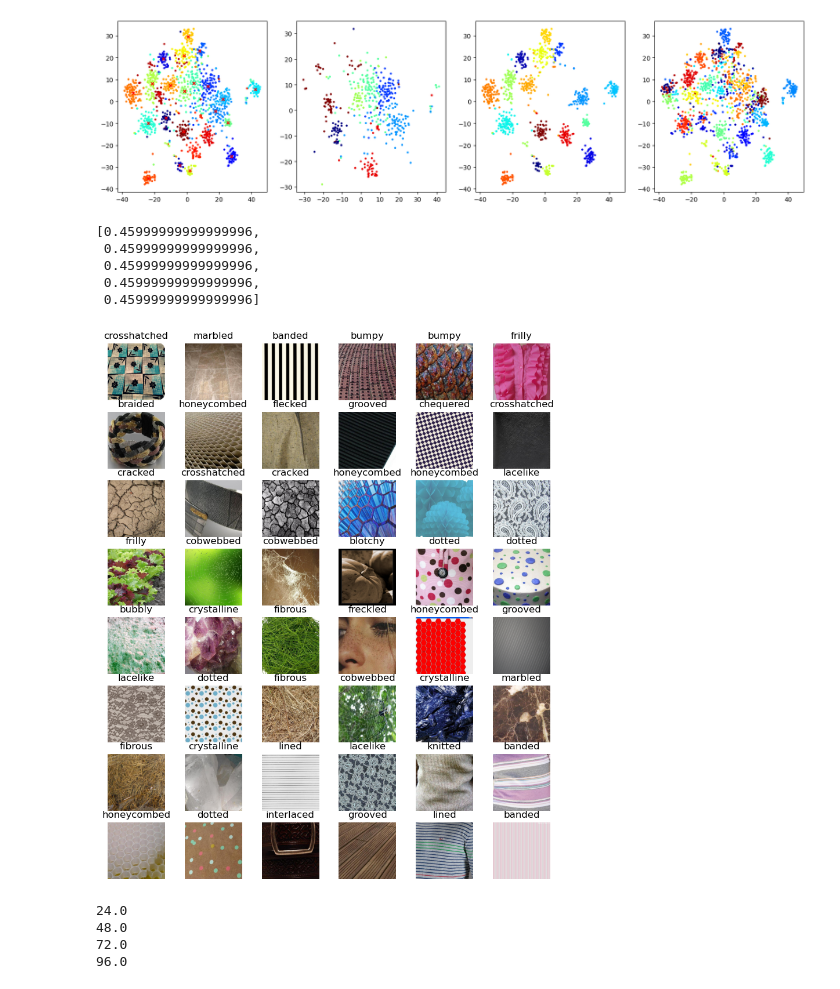
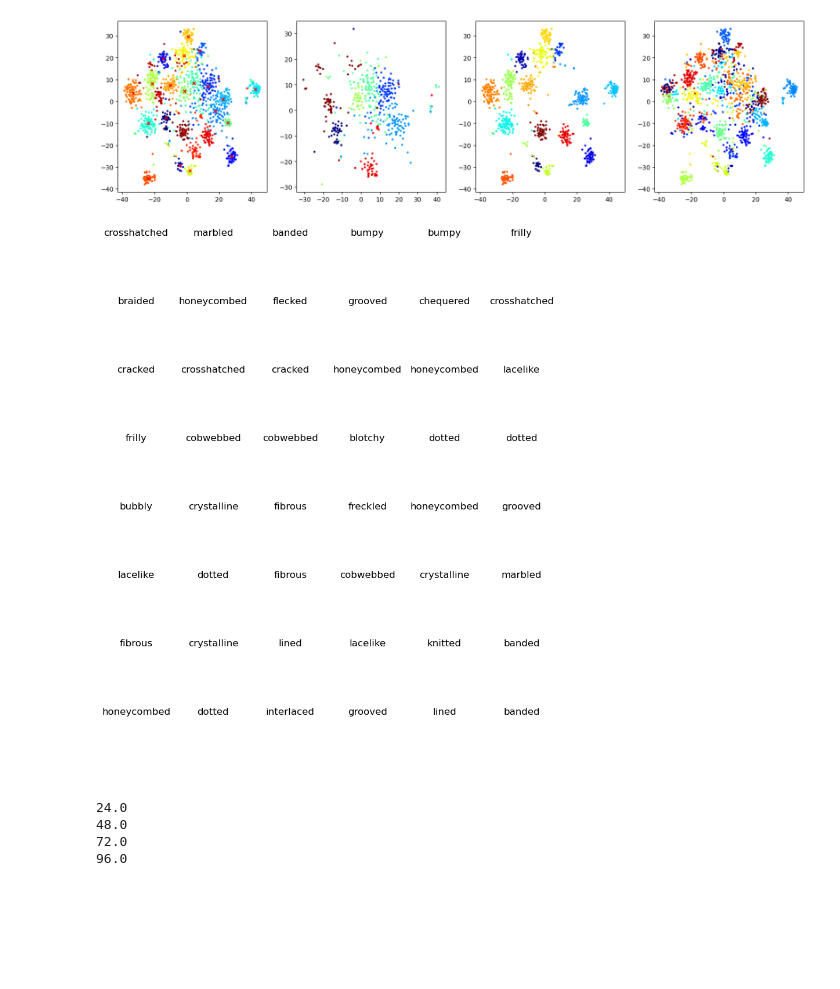
Before and after one commit to azukichunchun/pcb, a Jupyter notebook: analysis.ipynb, the cells around one changed output. Cells and saved outputs as stored; diff of their text form; code cells hidden in the pictures; blank space fills up the shorter version.

```diff
--- a/analysis.ipynb
+++ b/analysis.ipynb
@@ -374,53 +374,38 @@ ax[3].scatter(X[:, 0], X[:, 1], s=5, c=img_labels ,cmap='jet')
 # %% [output]
 <matplotlib.collections.PathCollection at 0x...>
 [figure]
-# %%
-weights = []
-a = [1,2,3,4,5]
-r = 3
-r_max = 5
-w_last = 0.1
-w = 1.0 - (1.0 - w_last) * r/r_max
-weights.extend([w] * len(a))
-weights
-# %% [output]
-[0.45999999999999996,
- 0.45999999999999996,
- 0.45999999999999996,
- 0.45999999999999996,
- 0.45999999999999996]
 # %%
 import matplotlib.pyplot as plt
 import numpy as np
 import cv2
 from pathlib import Path
 
 query_impath = "output/base2new/train_base/dtd/shots_-1/ALVLM_CoCoOp_random/vit_b16_one_time_miru2025/seed5/query_impath.txt"
 #query_impath = "output/base2new/train_base/dtd/shots_-1/ALVLM_CoCoOp_entropy/vit_b16_one_time_miru2025/seed5/query_impath.txt"
 num_class = 24
 
 with open(query_impath, "r") as f:
     query_impath = f.readlines()
 query_impath = [q.strip() for q in query_impath]
 query_impath_by_round = [query_impath[i:i+num_class] for i in range(0, len(query_impath), num_class)]
 
 
 # Visualize images by each round
 fig, axs = plt.subplots(8, 6, figsize=(10, 12))
 axs = axs.ravel()
 for i, query_impath in enumerate(query_impath_by_round[:2]):
     for j, q in enumerate(query_impath):
         # resize images to 224x224
         img = cv2.imread(q)
         img = cv2.cvtColor(img, cv2.COLOR_BGR2RGB)
         img = cv2.resize(img, (224, 224))
 
-        axs[i*num_class+j].imshow(img)
+        #axs[i*num_class+j].imshow(img)
         axs[i*num_class+j].axis("off")
         name = Path(q).stem.split("_")[0]
         axs[i*num_class+j].set_title(name)
 # %% [output]
-[figure, old version]
+[figure, new version]
 # %%
 sampling={0: [1., 1., 1., 0., 2., 1., 2., 2., 3., 0., 2., 0., 1., 0., 2., 0., 0., 1.,
         3., 0., 0., 1., 0., 1.],
```
Also changed, not shown: parts of 8 cells of this notebook, 20 other files.
